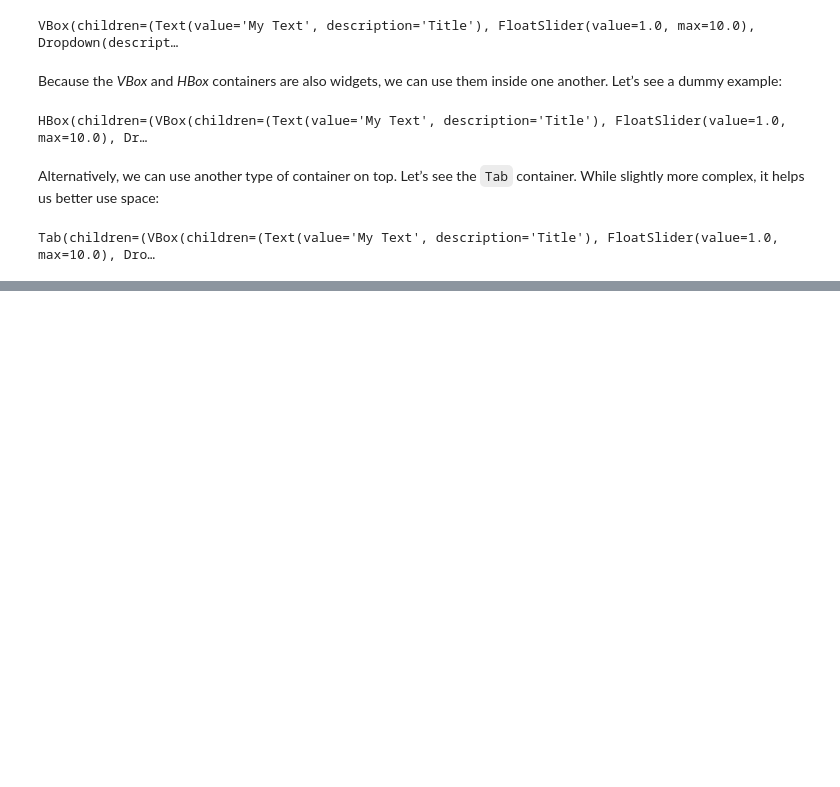
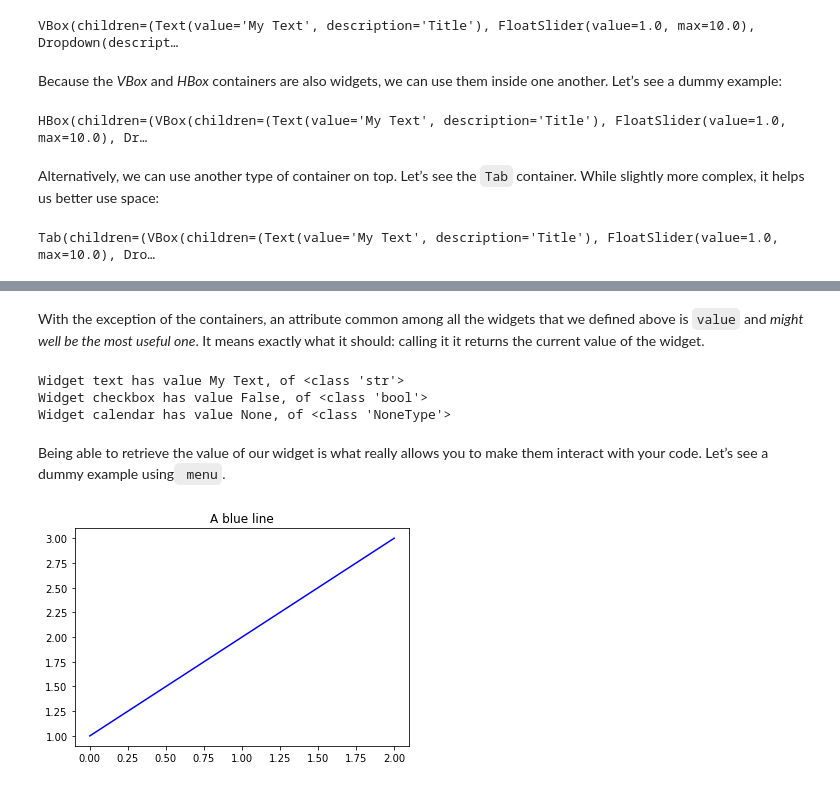
Before and after one commit to daddyawesome/PythonStat, a Jupyter notebook: creating_buttons.ipynb, the cells around one changed output, grey strips where cells are left out. Saved outputs shown, nothing was run; the diff lists cells and outputs as text; code cells hidden in the pictures; blank space fills up the shorter version.

```diff
--- a/creating_buttons.ipynb
+++ b/creating_buttons.ipynb
@@ -74,0 +85,3 @@ Tab(children=(VBox(children=(Text(value='My Text', description='Title'), FloatSl
+# %%
+menu.options=('red', 'blue', 'green', 'black')
+menu
@@ -74,0 +90,24 @@ Tab(children=(VBox(children=(Text(value='My Text', description='Title'), FloatSl
+# %% [markdown]
+With the exception of the containers, an attribute common among all the widgets that we defined above is `value` and *might well be the most useful one*. It means exactly what it should: calling it it returns the current value of the widget.
+# %%
+# current value of text, checkbox and calendar
+print('Widget text has value {}, of {}'.format(text.value, type(text.value)))
+
+print('Widget checkbox has value {}, of {}'.format(checkbox.value, type(checkbox.value)))
+
+print('Widget calendar has value {}, of {}'.format(calendar.value, type(calendar.value)))
+# %% [output]
+Widget text has value My Text, of <class 'str'>
+Widget checkbox has value False, of <class 'bool'>
+Widget calendar has value None, of <class 'NoneType'>
+# %% [markdown]
+Being able to retrieve the value of our widget is what really allows you to make them interact with your code. Let’s see a dummy example using` menu`.
+# %%
+# We'll use the value of menu to display a plot and its title
+import matplotlib.pyplot as plt
+
+plt.plot([1,2,3], color = menu.value)
+plt.title('A {} line'.format(menu.value))
+plt.show()
+# %% [output]
+[figure, added]
```
Also changed, not shown: parts of 4 cells of this notebook.
